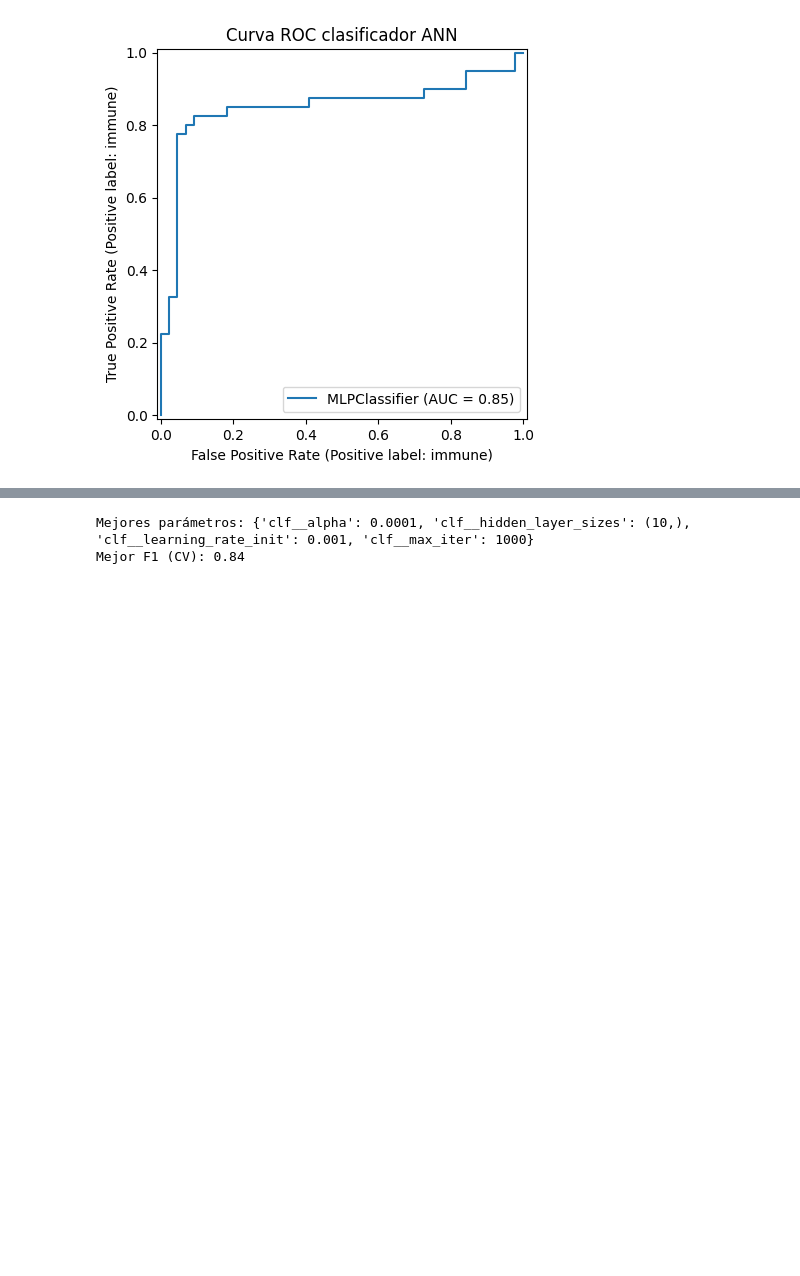
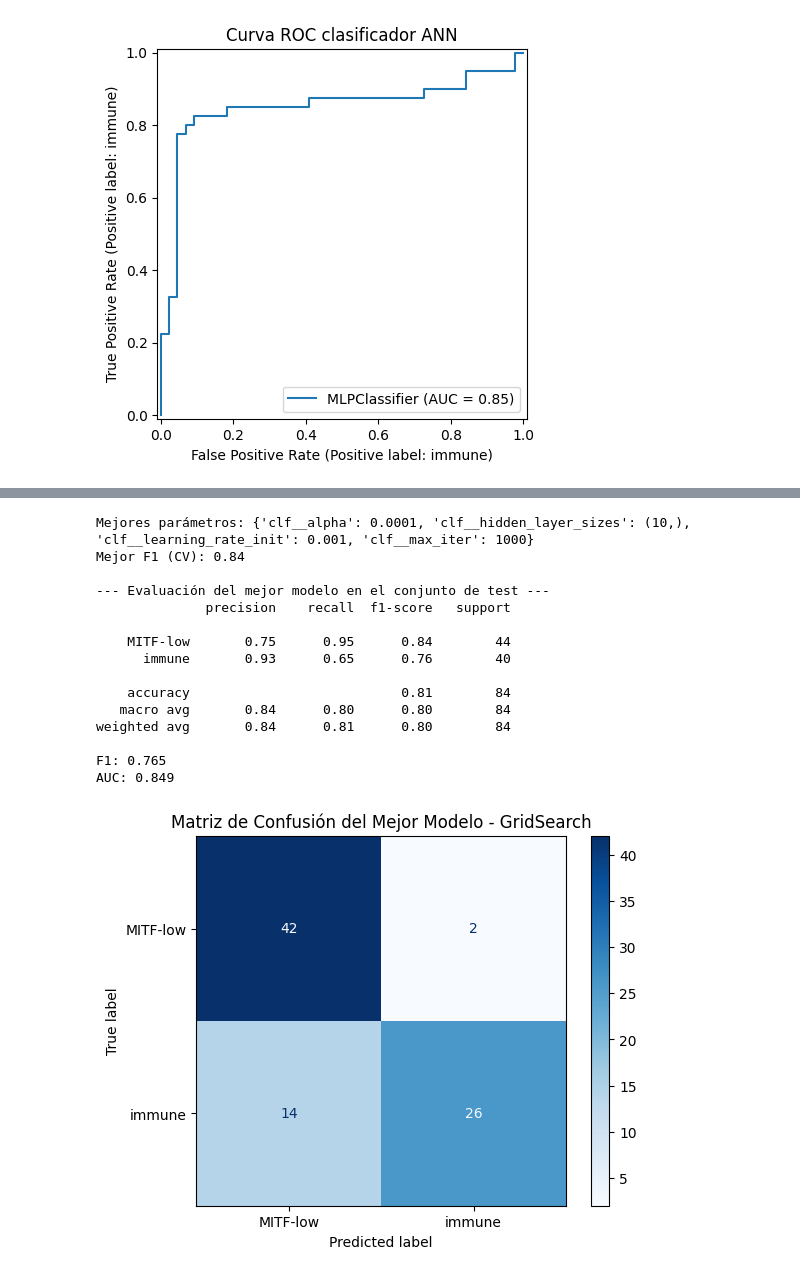
Before and after one commit to EnriGF/Proyecto_ML, a Jupyter notebook: RedesNeuronales.ipynb, the cells around one changed output, grey strips where cells are left out. Cells and saved outputs as stored; diff of their text form; code cells hidden in the pictures; blank space fills up the shorter version.

```diff
--- a/RedesNeuronales.ipynb
+++ b/RedesNeuronales.ipynb
@@ -105,24 +116,50 @@ plt.show()
 # %%
 from sklearn.model_selection import GridSearchCV
 from sklearn.pipeline import Pipeline
 
 pipe = Pipeline([
     ('scaler', StandardScaler()),
     ('clf', MLPClassifier(random_state=42))
 ])
 
 param_grid = {
     'clf__hidden_layer_sizes': [(5,), (10,), (20,), (10, 10)],
     'clf__learning_rate_init': [0.001, 0.01, 0.1],
     'clf__max_iter': [500, 1000],
     'clf__alpha': [0.0001, 0.001]  # regularización L2
 }
 
 grid = GridSearchCV(pipe, param_grid, cv=5, scoring='f1_weighted', n_jobs=-1)
-grid.fit(X_train_scaled, y_train.squeeze())
+grid.fit(X_train, y_train.squeeze()) #No hay que usar X_train_scaled porque el pipeline ya incluye el escalado
 
 print("Mejores parámetros:", grid.best_params_)
 print("Mejor F1 (CV):", grid.best_score_.round(3))
+
+best_model = grid.best_estimator_
+y_pred_best = best_model.predict(X_test)
+y_probs_best = best_model.predict_proba(X_test)
+
+print("\n--- Evaluación del mejor modelo en el conjunto de test ---")
+print(metrics.classification_report(y_test, y_pred_best))
+print(f"F1: {metrics.f1_score(y_test, y_pred_best, pos_label='immune'):.3f}")
+print(f"AUC: {metrics.roc_auc_score(y_test, y_probs_best[:,1]):.3f}")
+metrics.ConfusionMatrixDisplay.from_estimator(best_model, X_test, y_test, cmap='Blues')
+plt.title('Matriz de Confusión del Mejor Modelo - GridSearch')
+plt.show()
 # %% [output]
 Mejores parámetros: {'clf__alpha': 0.0001, 'clf__hidden_layer_sizes': (10,), 'clf__learning_rate_init': 0.001, 'clf__max_iter': 1000}
 Mejor F1 (CV): 0.84
+
+--- Evaluación del mejor modelo en el conjunto de test ---
+              precision    recall  f1-score   support
+
+    MITF-low       0.75      0.95      0.84        44
+      immune       0.93      0.65      0.76        40
+
+    accuracy                           0.81        84
+   macro avg       0.84      0.80      0.80        84
+weighted avg       0.84      0.81      0.80        84
+
+F1: 0.765
+AUC: 0.849
+[figure, added]
```
Also changed, not shown: parts of 2 cells of this notebook.
